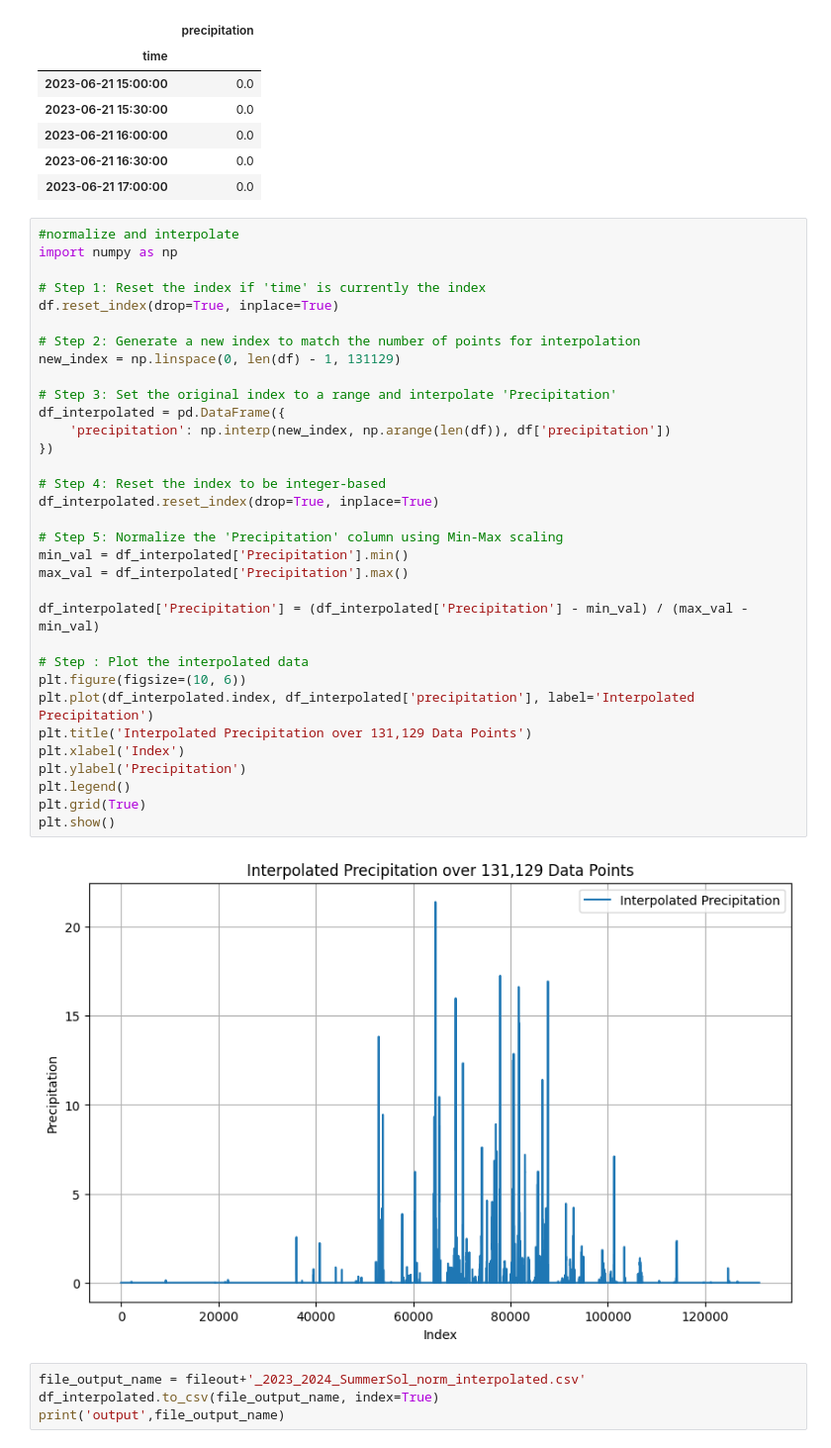
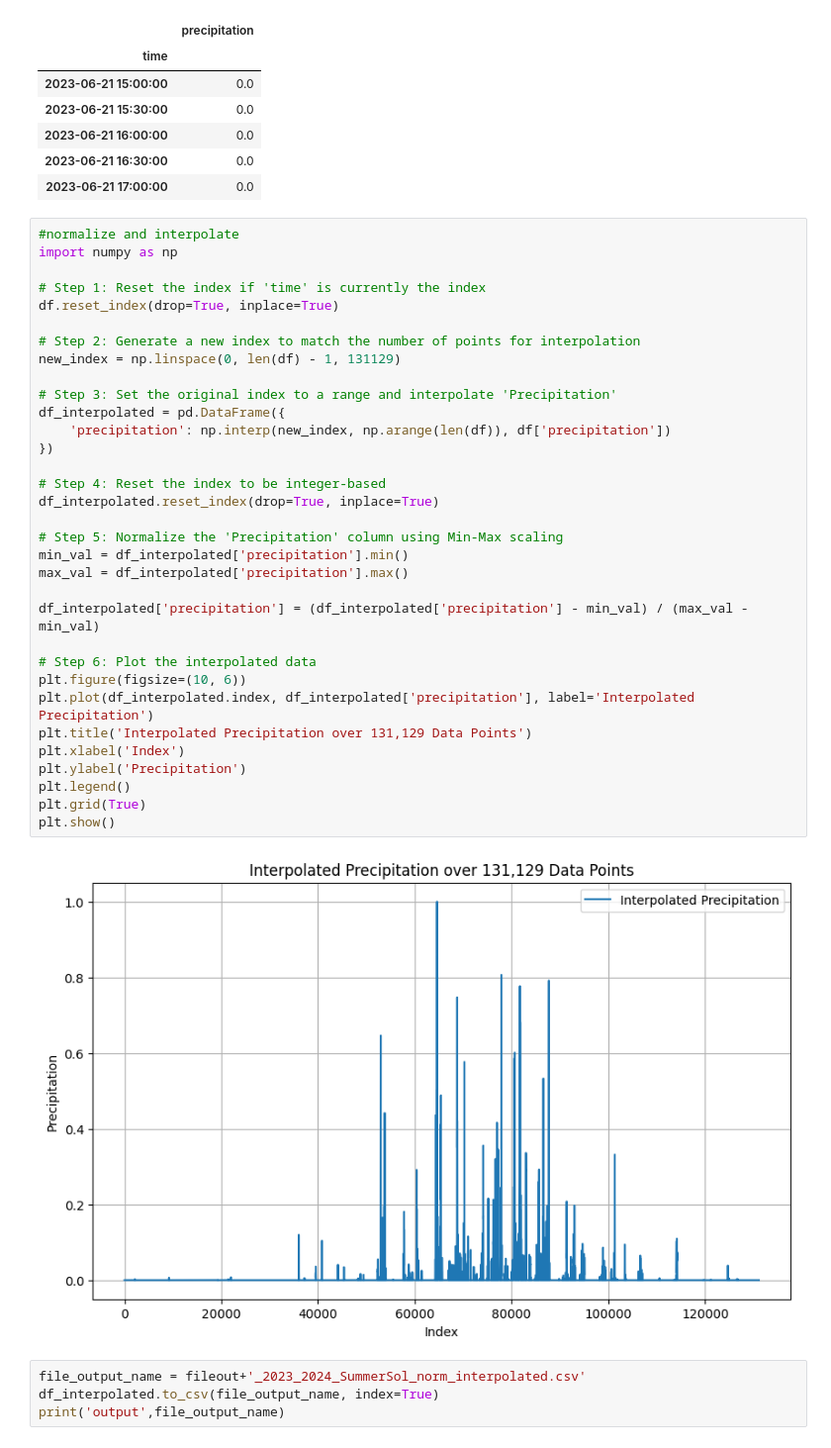
Before and after one commit to gregottoniemeyer/water_mirror, a Jupyter notebook: code/Combing_IMERG.ipynb, the cells around one changed output. Shown: that part at 99% size. Drawn from its saved outputs; the diff is of its cells as text.

```diff
--- a/code/Combing_IMERG.ipynb
+++ b/code/Combing_IMERG.ipynb
@@ -61,38 +61,38 @@ df.head(5)
 # %%
 #normalize and interpolate
 import numpy as np
 
 # Step 1: Reset the index if 'time' is currently the index
 df.reset_index(drop=True, inplace=True)
 
 # Step 2: Generate a new index to match the number of points for interpolation
 new_index = np.linspace(0, len(df) - 1, 131129)
 
 # Step 3: Set the original index to a range and interpolate 'Precipitation'
 df_interpolated = pd.DataFrame({
     'precipitation': np.interp(new_index, np.arange(len(df)), df['precipitation'])
 })
 
 # Step 4: Reset the index to be integer-based
 df_interpolated.reset_index(drop=True, inplace=True)
 
 # Step 5: Normalize the 'Precipitation' column using Min-Max scaling
-min_val = df_interpolated['Precipitation'].min()
-max_val = df_interpolated['Precipitation'].max()
+min_val = df_interpolated['precipitation'].min()
+max_val = df_interpolated['precipitation'].max()
 
-df_interpolated['Precipitation'] = (df_interpolated['Precipitation'] - min_val) / (max_val - min_val)
+df_interpolated['precipitation'] = (df_interpolated['precipitation'] - min_val) / (max_val - min_val)
 
-# Step : Plot the interpolated data
+# Step 6: Plot the interpolated data
 plt.figure(figsize=(10, 6))
 plt.plot(df_interpolated.index, df_interpolated['precipitation'], label='Interpolated Precipitation')
 plt.title('Interpolated Precipitation over 131,129 Data Points')
 plt.xlabel('Index')
 plt.ylabel('Precipitation')
 plt.legend()
 plt.grid(True)
 plt.show()
 # %% [output]
-[figure, old version]
+[figure, new version]
 # %%
 file_output_name = fileout+'_2023_2024_SummerSol_norm_interpolated.csv'
 df_interpolated.to_csv(file_output_name, index=True)
```
Also changed, not shown: parts of 1 cell of this notebook, 3 other files.
